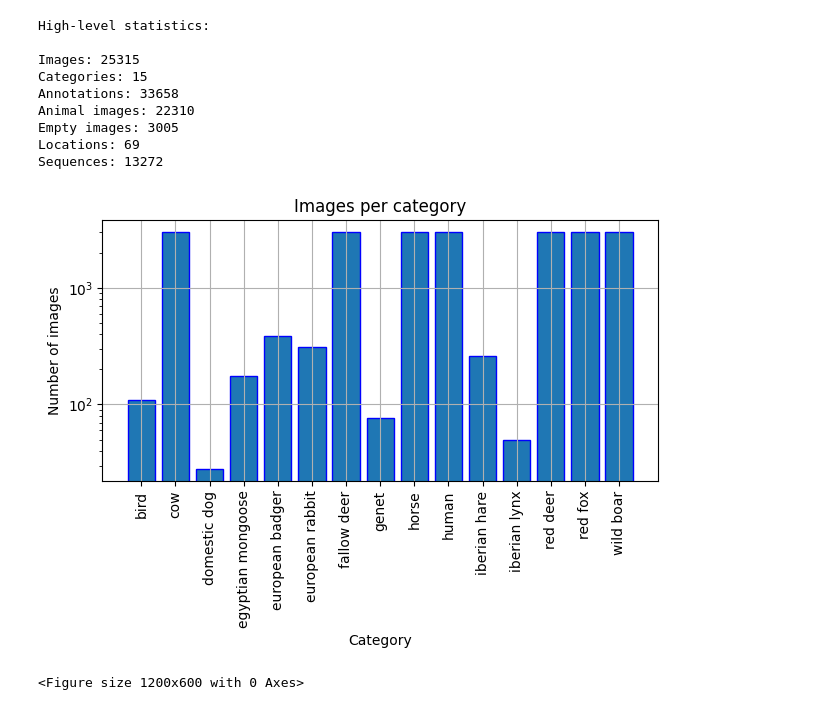
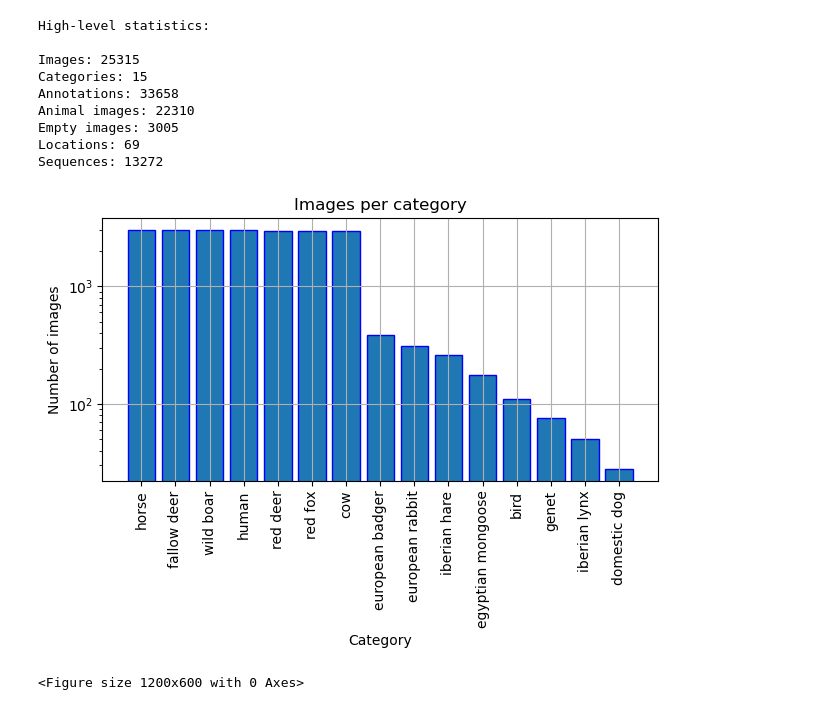
Before and after one commit to GrunCrow/cv4ecology_IberianMammalDetectorClassifier, a Jupyter notebook: Assignments/Assignment0_DataExploration/Assignment0/Assignment0_DatasetExploration.ipynb, the cells around one changed output. Drawn from its saved outputs; the diff is of its cells as text; code cells hidden in the pictures.

Commit message:
Assigment0 v2.0. Visualizations fixed
Now they are working on linux remote machine
- Visualizations
- env setup and working on scripts

```diff
--- a/Assignments/Assignment0_DataExploration/Assignment0/Assignment0_DatasetExploration.ipynb
+++ b/Assignments/Assignment0_DataExploration/Assignment0/Assignment0_DatasetExploration.ipynb
@@ -19,6 +19,6 @@ import cv2
 import matplotlib.patches as patches
 # %%
-PATH = "../../"
+PATH = "../../../"
 # %%
 JSON_PATH = PATH + "Data/JSONs/" + 'dataset_caltech_coco.json'
 # %%
@@ -36,9 +36,9 @@ Empty images: 3005
 Locations: 69
 Sequences: 13272
 # %%
-plotting.plot_images_per_category(metadata)
+plotting.plot_images_per_category_sorted(metadata)
 # %% [output]
-[figure, old version]
+[figure, new version]
 # %%
 plotting.plot_images_per_category_per_location(metadata)
 # %% [output]
```
Also changed, not shown: parts of 1 cell of this notebook, 1 other file.
